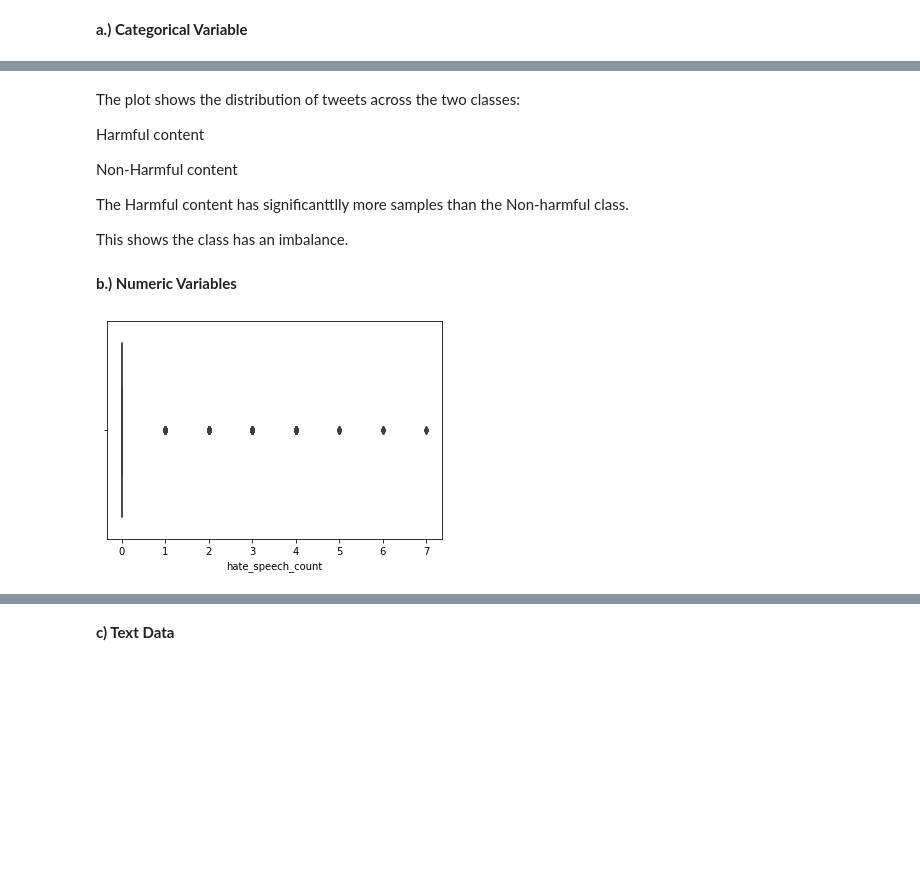
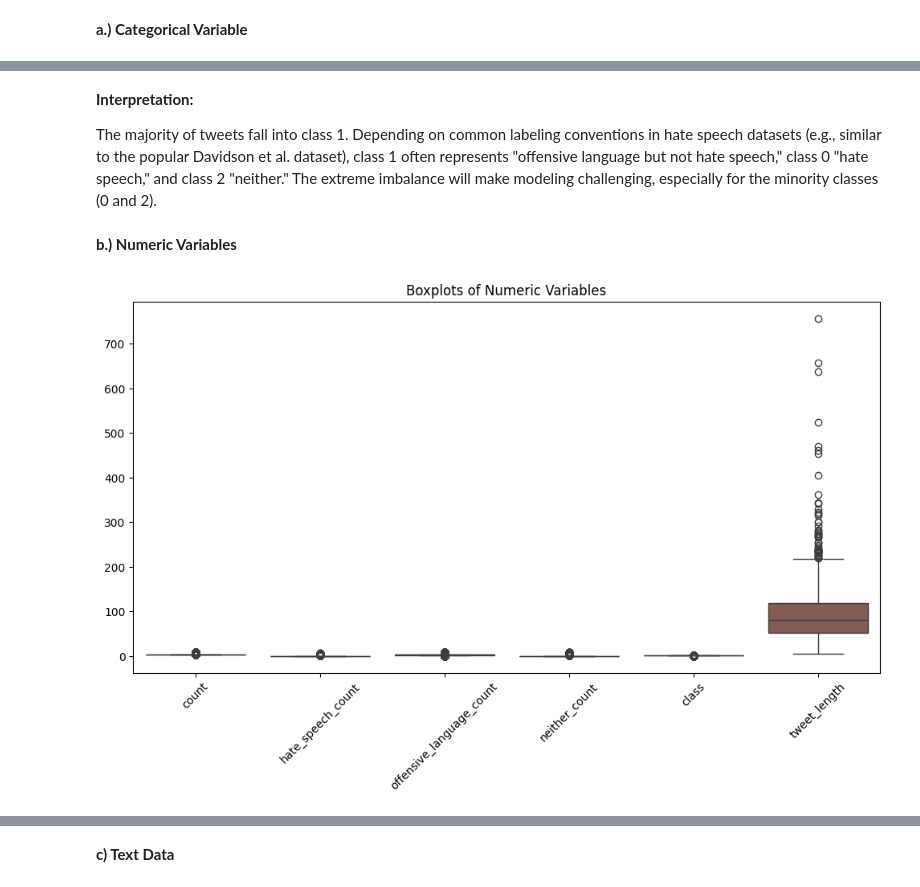
Before and after one commit to FGithaiga/HATE-AND-OFFENSIVE-LANGUAGE-DETECTION, a Jupyter notebook: index.ipynb, the cells around one changed output, grey strips where cells are left out. Saved outputs shown, nothing was run; the diff lists cells and outputs as text; code cells hidden in the pictures; blank space fills up the shorter version.

```diff
--- a/index.ipynb
+++ b/index.ipynb
@@ -138,17 +138,16 @@ plt.show()
 # %% [markdown]
-The plot shows the distribution of tweets across the two classes:
+**Interpretation:**
 
-Harmful content
-
-Non-Harmful content
-
-The Harmful content has significanttlly more samples than the Non-harmful class.
-
-This shows the class has an imbalance.
+The majority of tweets fall into class 1. Depending on common labeling conventions in hate speech datasets (e.g., similar to the popular Davidson et al. dataset), class 1 often represents "offensive language but not hate speech," class 0 "hate speech," and class 2 "neither." The extreme imbalance will make modeling challenging, especially for the minority classes (0 and 2).
 # %% [markdown]
 **b.) Numeric Variables**
-# %%
-sns.boxplot(x='hate_speech_count', data=Hate_Speech)
-plt.show()
-# %% [output]
-[figure, removed]
+# %%
+# Box Plot for numeric columns
+numeric_cols = Hate_Speech.select_dtypes(include=['int64', 'float64']).columns
+plt.figure(figsize=(12, 6))
+sns.boxplot(data=Hate_Speech[numeric_cols])
+plt.title('Boxplots of Numeric Variables')
+plt.xticks(rotation=45)
+plt.show()
+# %% [output]
+[figure, added]
```
Also changed, not shown: parts of 15 cells of this notebook.
